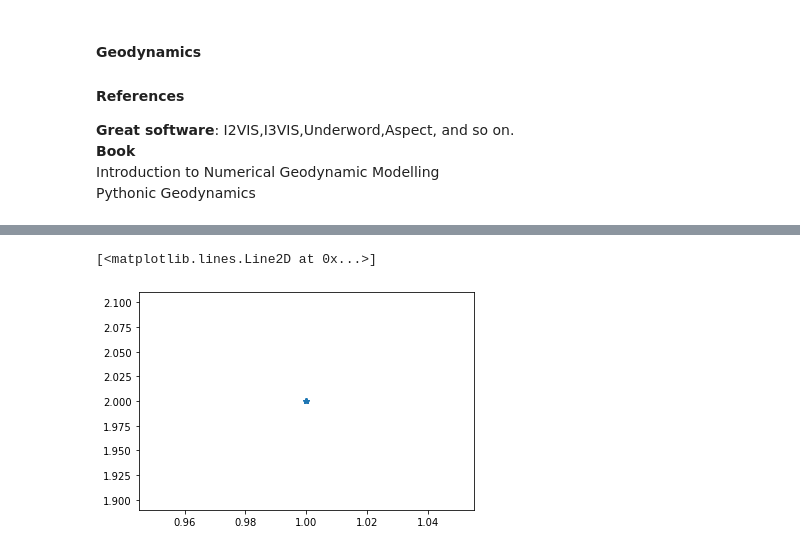
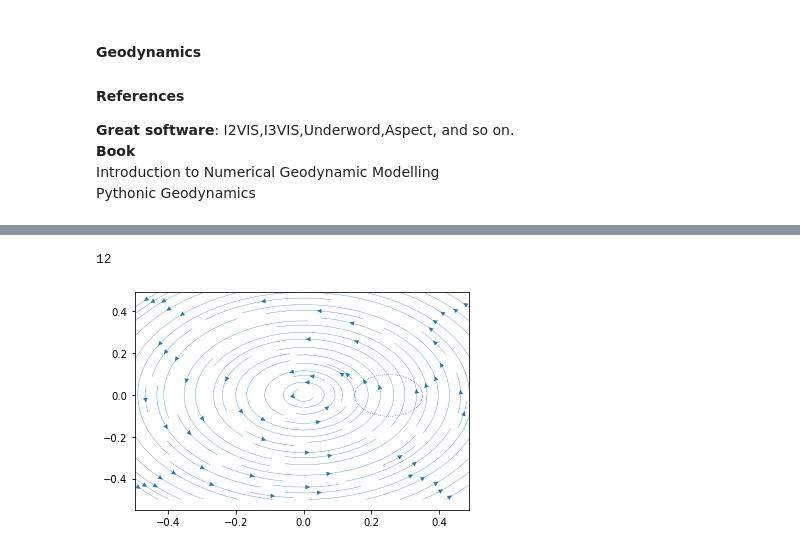
Before and after one commit to WentaoZhangGeo/my_test_code, a Jupyter notebook: PyLib/Untitled1.ipynb, the cells around one changed output, grey strips where cells are left out. Cells and saved outputs as stored; diff of their text form; code cells hidden in the pictures.

```diff
--- a/PyLib/Untitled1.ipynb
+++ b/PyLib/Untitled1.ipynb
@@ -19,5 +29,74 @@ epsilon
-# %%
-plt.plot(ratio,ratio*2,'*')
-# %% [output]
-[<matplotlib.lines.Line2D at 0x...>]
-[figure, removed]
+# %%
+main()
+# %% [output]
+12
+# %%
+import numpy as np
+from numpy.linalg import norm
+import matplotlib.pyplot as plt
+nxp=101; nxc=nxp-1; nyp=101; nyc=nyp-1
+xTot=1.0; dx=xTot/nxc; xMin=-xTot/2.0; xMax=xTot/2.0
+yTot=1.0; dy=yTot/nyc; yMin=-yTot/2.0; yMax=yTot/2.0
+
+# allocate the lattice arrays
+X = np.arange(nxp, dtype=float)*dx+xMin
+Y = np.arange(nyp, dtype=float)*dy+yMin
+vx = np.zeros((nxp,nyp), float)
+vy = np.zeros((nxp,nyp), float)
+# x lattice coordinates
+# y lattice coordinates
+# x-velocity at nodes
+# y-velocity at nodes
+# initialize the velocity field
+for iy in np.arange(0,nyp): vx[:,iy] = -Y[iy]
+for ix in np.arange(0,nxp): vy[ix,:] = X[ix]
+
+pN=100
+px=np.zeros(pN, float)
+py=np.zeros(pN, float)
+vxt=np.zeros(pN, float)
+vyt=np.zeros(pN, float)
+
+# initialize particle position
+centerX=(xMin+xMax)/2.0+xTot*1./4.
+centerY=(yMin+yMax)/2.0
+radiusCircle=0.1*xTot
+dTheta=2*np.pi / pN
+for iTheta in np.arange(pN):
+    theta=iTheta * dTheta
+    px[iTheta]=centerX+np.sin(theta)*radiusCircle
+    py[iTheta]=centerY+np.cos(theta)*radiusCircle
+
+plt.streamplot( X[0:nxc], Y[0:nyc], vx[0:nxc,0:nyc].transpose(),vy[0:nxc,0:nyc].transpose(), linewidth=.3)
+plt.scatter(px, py, s=.02, alpha=1.0)
+plt.show()
+
+cIX=np.zeros(pN, int)
+cIY=np.zeros(pN, int)
+w1=np.zeros(pN, float)
+w2=np.zeros(pN, float)
+w3=np.zeros(pN, float)
+w4=np.zeros(pN, float)
+
+steps=1000
+totalTime=2*np.pi
+plotEverySteps=20
+deltaTime=totalTime/steps
+
+from numpy.linalg import norm
+def calculateWeightsInverse(xt,yt,X,Y,cIX,cIY,w1,w2,w3,w4,pN):
+    # pN is the number of particles
+    w1[0:pN] = 1/norm(np.array([xt[0:pN]-X[cIX[0:pN]], yt[0:pN]-Y[cIY[0:pN]]]))
+    w2[0:pN] = 1/norm(np.array([xt[0:pN]-X[cIX[0:pN]+1], yt[0:pN]-Y[cIY[0:pN]]]))
+    w3[0:pN] = 1/norm(np.array([xt[0:pN]-X[cIX[0:pN]], yt[0:pN]-Y[cIY[0:pN]+1]]))
+    w4[0:pN] = 1/norm(np.array([xt[0:pN]-X[cIX[0:pN]+1], yt[0:pN]-Y[cIY[0:pN]+1]]))
+    return(w1,w2,w3,w4)
+
+def calculateWeightsBilinear(xt,yt,X,Y,cIX,cIY,w1,w2,w3,w4,pN,dx,dy):
+    w1[0:pN]=(1-(np.abs(xt[0:pN] -X[cIX[0:pN]])/dx))*(1-(np.abs(yt[0:pN], -Y[cIY[0:pN]])/dy))
+    w2[0:pN]=(1-(np.abs(xt[0:pN] -X[cIX[0:pN]+1])/dx))*(1-(np.abs(yt[0:pN], -Y[cIY[0:pN]])/dy))
+    w3[0:pN]=(1-(np.abs(xt[0:pN] -X[cIX[0:pN]])/dx))*(1-(np.abs(yt[0:pN], -Y[cIY[0:pN]+1])/dy))
+    w4[0:pN]=(1-(np.abs(xt[0:pN] -X[cIX[0:pN]+1])/dx))*(1-(np.abs(yt[0:pN], -Y[cIY[0:pN]+1])/dy))
+    return (w1,w2,w3,w4)
+# %% [output]
+[figure, added]
```
Also changed, not shown: parts of 1 cell of this notebook, 1 other file.
